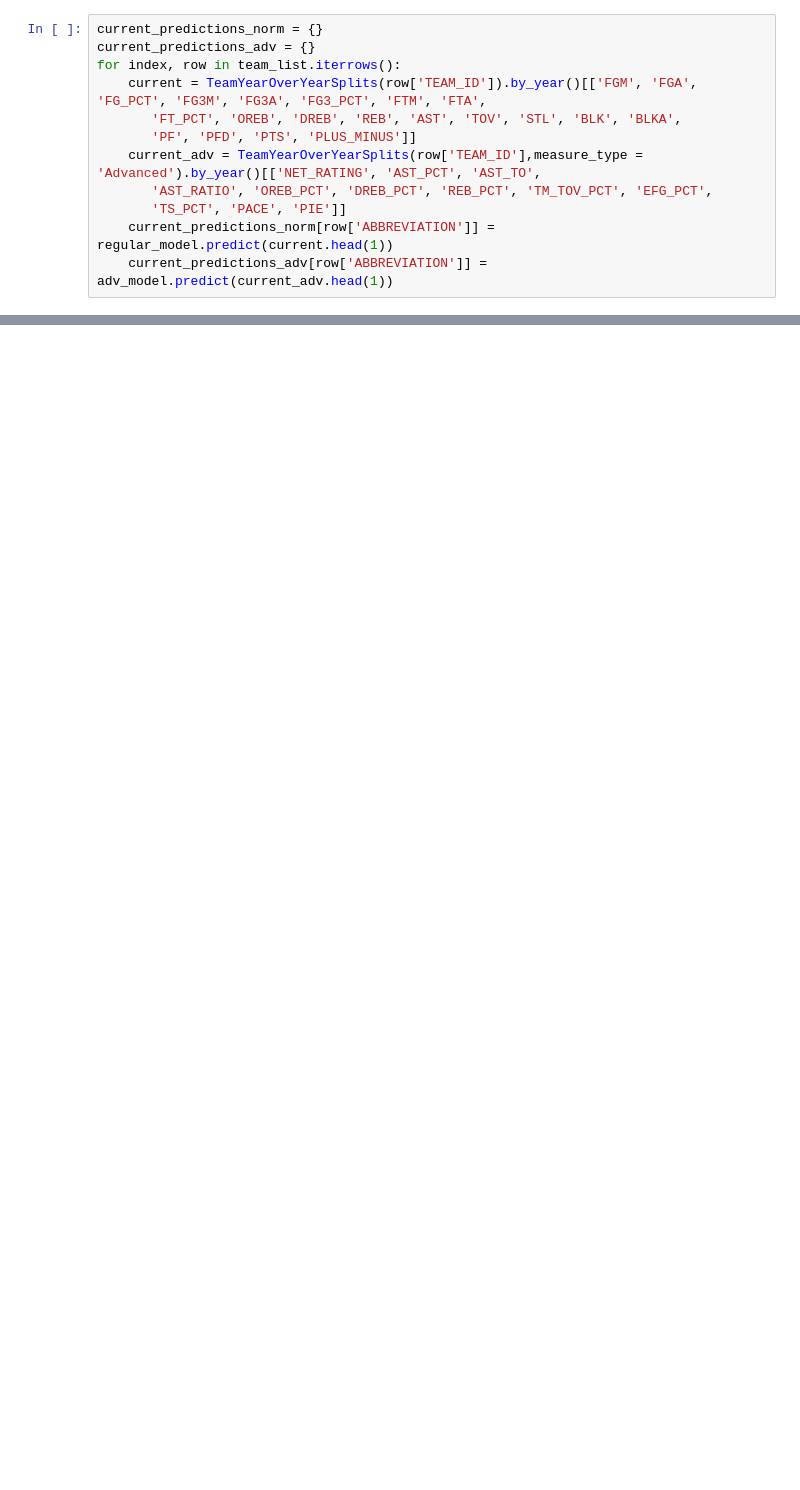
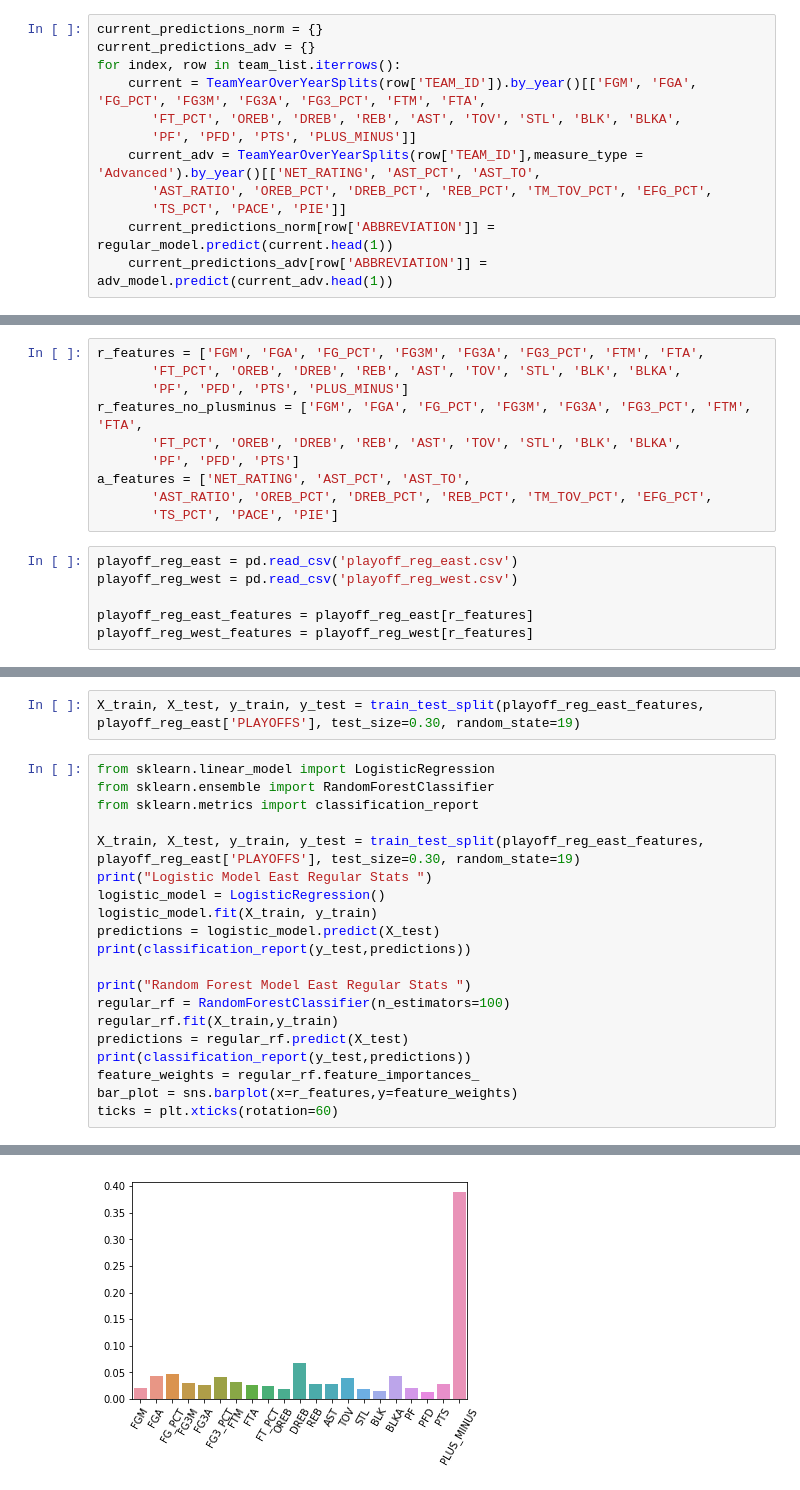
Before and after one commit to parasm/NBAPlayoffPredictor, a Jupyter notebook: playoffs/playoffs.ipynb, the cells around one changed output, grey strips where cells are left out. Cells and saved outputs as stored; diff of their text form; blank space fills up the shorter version.

Commit message:
added conf files,feature weights

```diff
--- a/playoffs/playoffs.ipynb
+++ b/playoffs/playoffs.ipynb
@@ -134,0 +169,16 @@ Advanced Prediciton: CHA [0]
+# %%
+r_features = ['FGM', 'FGA', 'FG_PCT', 'FG3M', 'FG3A', 'FG3_PCT', 'FTM', 'FTA',
+       'FT_PCT', 'OREB', 'DREB', 'REB', 'AST', 'TOV', 'STL', 'BLK', 'BLKA',
+       'PF', 'PFD', 'PTS', 'PLUS_MINUS']
+r_features_no_plusminus = ['FGM', 'FGA', 'FG_PCT', 'FG3M', 'FG3A', 'FG3_PCT', 'FTM', 'FTA',
+       'FT_PCT', 'OREB', 'DREB', 'REB', 'AST', 'TOV', 'STL', 'BLK', 'BLKA',
+       'PF', 'PFD', 'PTS']
+a_features = ['NET_RATING', 'AST_PCT', 'AST_TO',
+       'AST_RATIO', 'OREB_PCT', 'DREB_PCT', 'REB_PCT', 'TM_TOV_PCT', 'EFG_PCT',
+       'TS_PCT', 'PACE', 'PIE']
+# %%
+playoff_reg_east = pd.read_csv('playoff_reg_east.csv')
+playoff_reg_west = pd.read_csv('playoff_reg_west.csv')
+
+playoff_reg_east_features = playoff_reg_east[r_features]
+playoff_reg_west_features = playoff_reg_west[r_features]
@@ -134,0 +191,23 @@ Advanced Prediciton: CHA [0]
+# %%
+X_train, X_test, y_train, y_test = train_test_split(playoff_reg_east_features, playoff_reg_east['PLAYOFFS'], test_size=0.30, random_state=19)
+# %%
+from sklearn.linear_model import LogisticRegression
+from sklearn.ensemble import RandomForestClassifier
+from sklearn.metrics import classification_report
+
+X_train, X_test, y_train, y_test = train_test_split(playoff_reg_east_features, playoff_reg_east['PLAYOFFS'], test_size=0.30, random_state=19)
+print("Logistic Model East Regular Stats ")
+logistic_model = LogisticRegression()
+logistic_model.fit(X_train, y_train)
+predictions = logistic_model.predict(X_test)
+print(classification_report(y_test,predictions))
+
+print("Random Forest Model East Regular Stats ")
+regular_rf = RandomForestClassifier(n_estimators=100)
+regular_rf.fit(X_train,y_train)
+predictions = regular_rf.predict(X_test)
+print(classification_report(y_test,predictions))
+feature_weights = regular_rf.feature_importances_
+bar_plot = sns.barplot(x=r_features,y=feature_weights)
+ticks = plt.xticks(rotation=60)
+# %% [output]
@@ -134,0 +229 @@ Advanced Prediciton: CHA [0]
+[figure, added]
```
Also changed, not shown: parts of 17 cells of this notebook, 48 other files.
